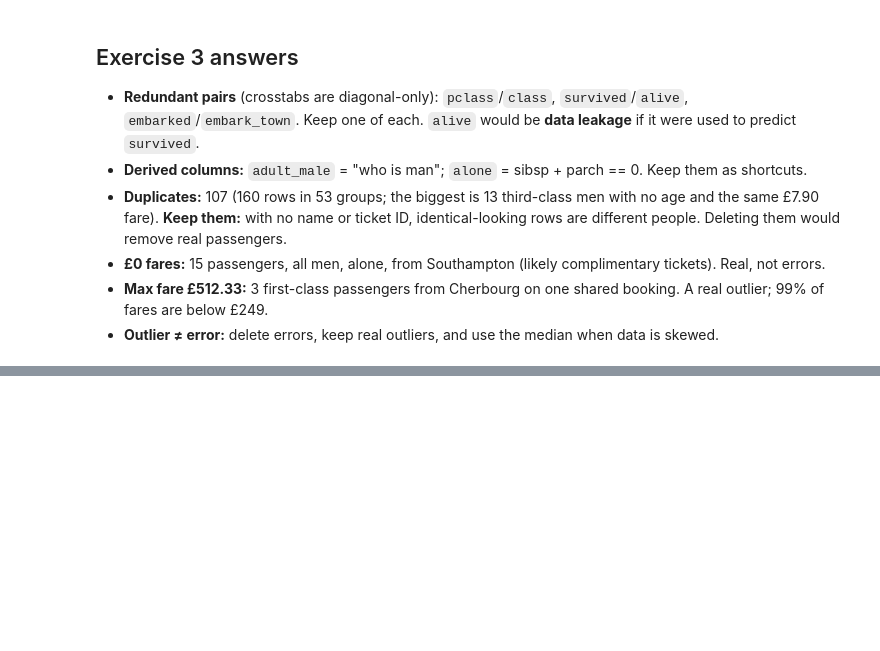
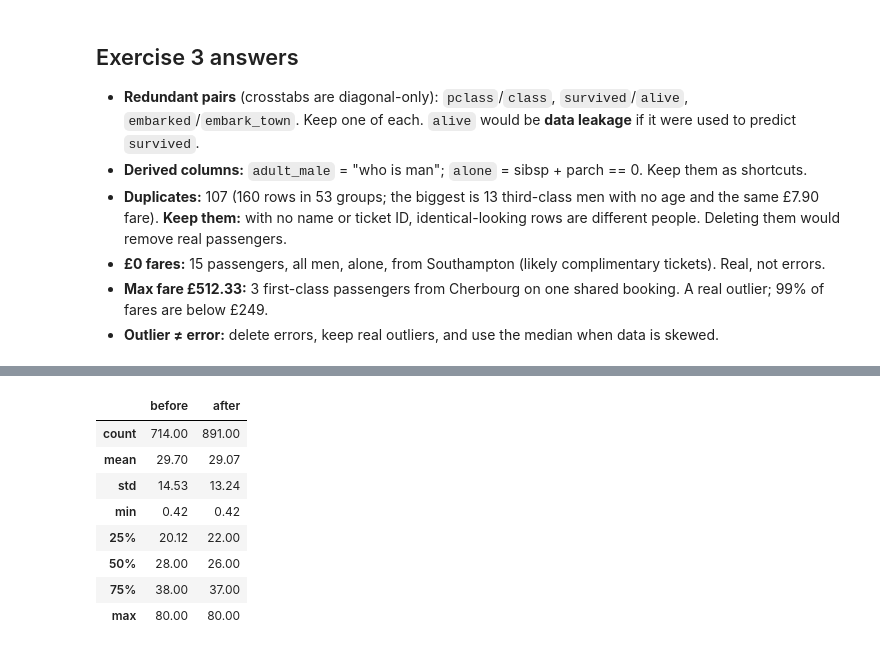
Before and after one commit to adam-c4d/pythonllm-practise, a Jupyter notebook: 02_data/titanic_eda.ipynb, the cells around one changed output, grey strips where cells are left out. Cells and saved outputs as stored; diff of their text form; code cells hidden in the pictures; blank space fills up the shorter version.

```diff
--- a/02_data/titanic_eda.ipynb
+++ b/02_data/titanic_eda.ipynb
@@ -231,0 +314,17 @@ Ages ending in .5 (over 1): 18
+# %%
+# Cell 7: The side effect of filling
+
+pd.DataFrame({
+    "before": df_raw["age"].describe(),
+    "after": df["age"].describe(),
+}).round(2)
+# %% [output]
+|  | before | after |
+| count | 714.00 | 891.00 |
+| mean | 29.70 | 29.07 |
+| std | 14.53 | 13.24 |
+| min | 0.42 | 0.42 |
+| 25% | 20.12 | 22.00 |
+| 50% | 28.00 | 26.00 |
+| 75% | 38.00 | 37.00 |
+| max | 80.00 | 80.00 |
```
Also changed, not shown: parts of 8 cells of this notebook, 2 other files.
